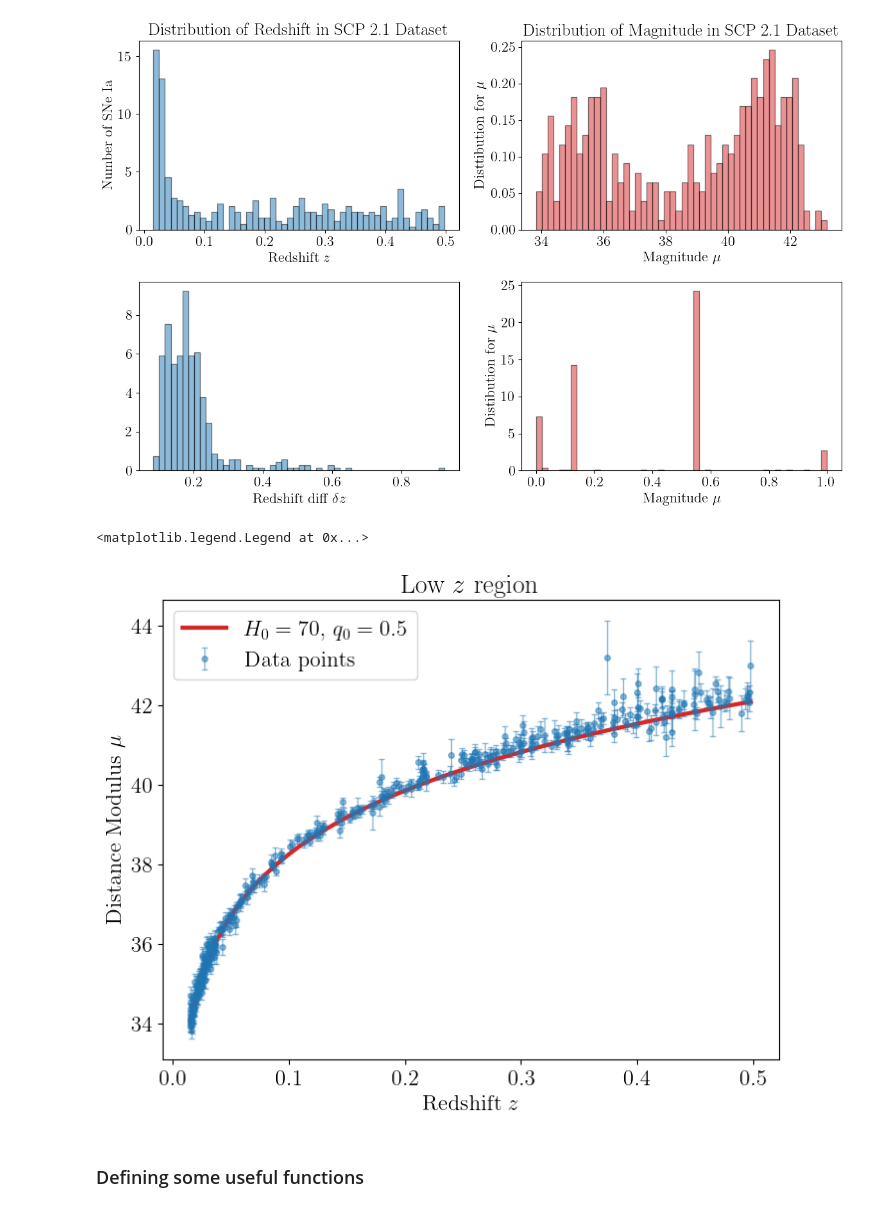
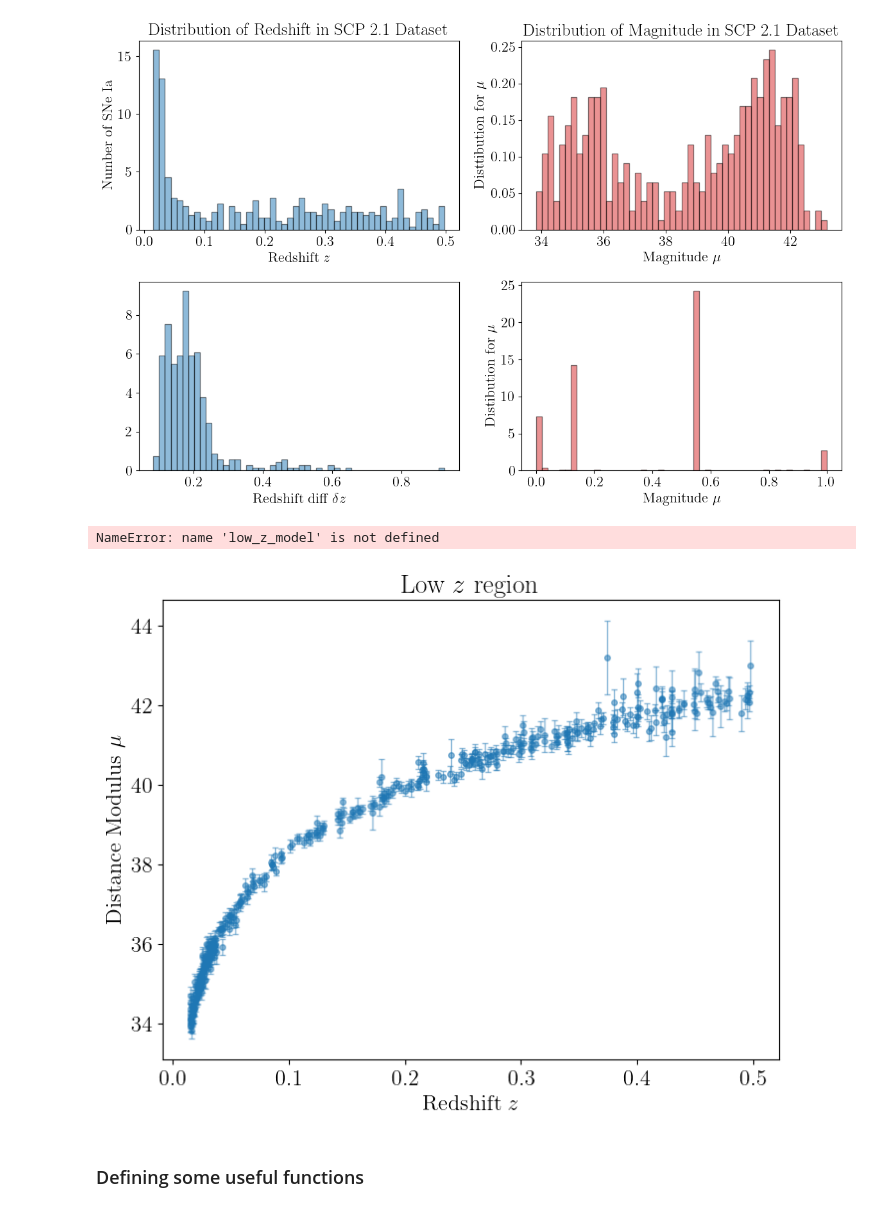
Before and after one commit to j-haralds/Advanced_sim, a Jupyter notebook: proj1_shared/proj1_jesper.ipynb, the cells around one changed output. Drawn from its saved outputs; the diff is of its cells as text; code cells hidden in the pictures.

```diff
--- a/proj1_shared/proj1_jesper.ipynb
+++ b/proj1_shared/proj1_jesper.ipynb
@@ -131,16 +131,16 @@ plt.show()
 # %% [output]
 [figure]
 # %%
-plt.figure(figsize=(8,6))
-plt.errorbar(z_low,mu_low,yerr=mu_err_low,color='tab:blue',alpha=0.5,fmt='o',markersize=4,elinewidth=1,capsize=2,label='Data points')
-plt.xlabel('Redshift $z$')
-plt.ylabel('Distance Modulus $\\mu$')
-plt.title('Low $z$ region')
-plt.plot(np.sort(z_low),low_z_model(70,np.sort(z_low),0.1),color='tab:red',label='$H_0 = 70$, $q_0 = 0.5$',lw = 3)
-plt.legend()
+# plt.figure(figsize=(8,6))
+# plt.errorbar(z_low,mu_low,yerr=mu_err_low,color='tab:blue',alpha=0.5,fmt='o',markersize=4,elinewidth=1,capsize=2,label='Data points')
+# plt.xlabel('Redshift $z$')
+# plt.ylabel('Distance Modulus $\\mu$')
+# plt.title('Low $z$ region')
+# plt.plot(np.sort(z_low),low_z_model(70,np.sort(z_low),0.1),color='tab:red',label='$H_0 = 70$, $q_0 = 0.5$',lw = 3)
+# plt.legend()
 # %% [output]
-<matplotlib.legend.Legend at 0x...>
+NameError: name 'low_z_model' is not defined
-[figure, old version]
+[figure, new version]
 # %% [markdown]
 ### Defining some useful functions
 # %%
```
Also changed, not shown: parts of 5 cells of this notebook.
